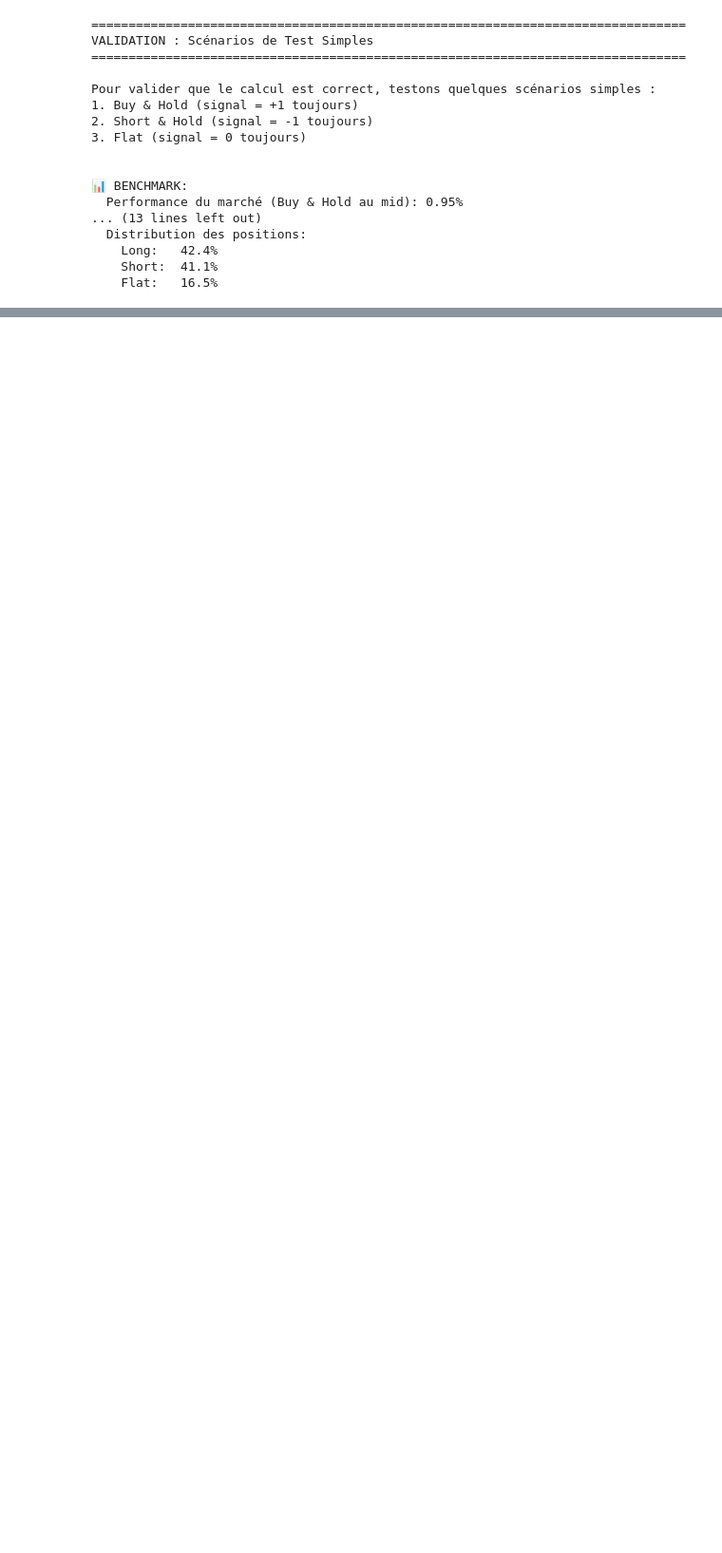
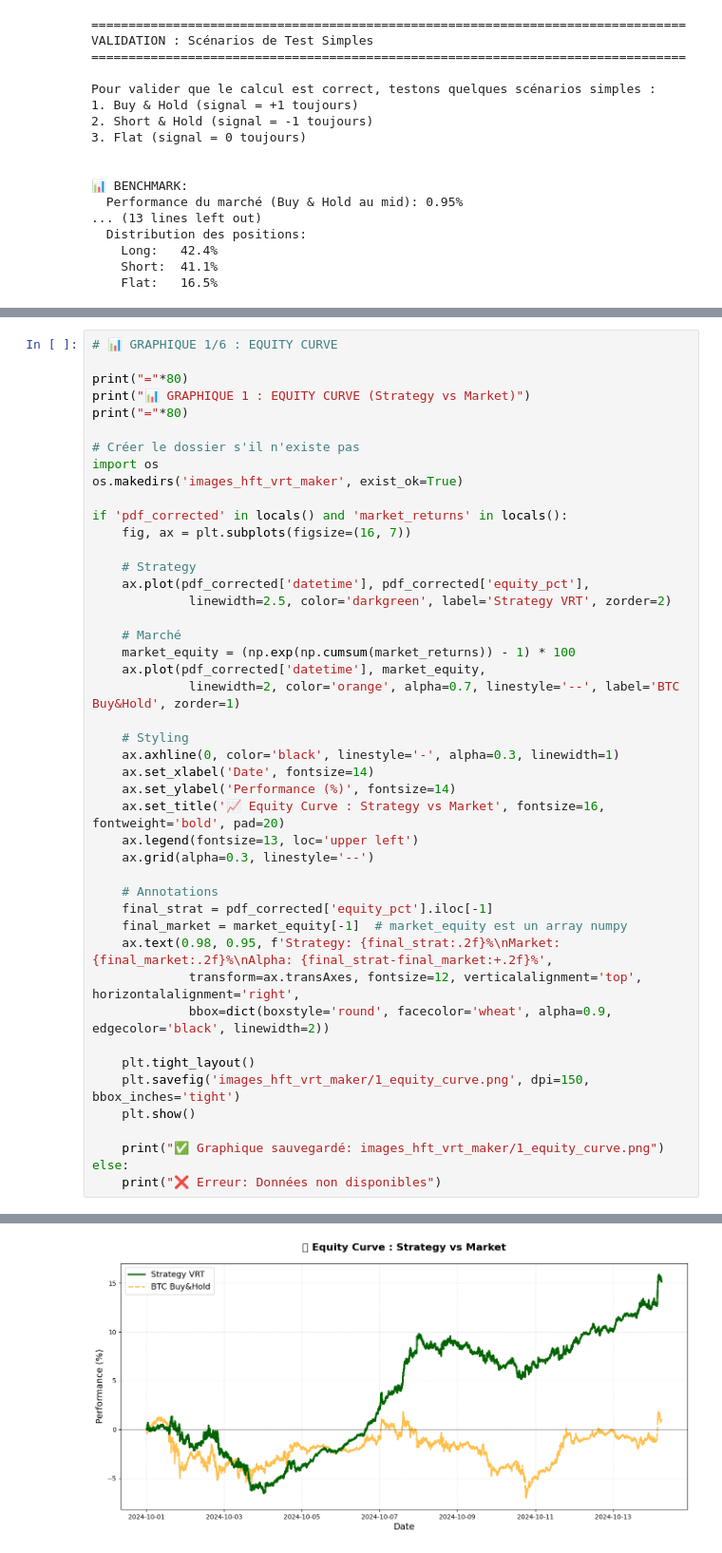
Before and after one commit to 333Rosky/strategy_library, a Jupyter notebook: High Frequency Trading/hft_vrt_maker.ipynb, the cells around one changed output, grey strips where cells are left out. Shown at 95% size. Saved outputs shown, nothing was run; the diff lists cells and outputs as text; blank space fills up the shorter version.

Commit message:
[UPD] HFT VRT Maker Done V1, alpha = 15% !

```diff
--- a/High Frequency Trading/hft_vrt_maker.ipynb
+++ b/High Frequency Trading/hft_vrt_maker.ipynb
@@ -1098,0 +1539,46 @@ Pour valider que le calcul est correct, testons quelques scénarios simples :
+# %%
+# 📊 GRAPHIQUE 1/6 : EQUITY CURVE
+
+print("="*80)
+print("📊 GRAPHIQUE 1 : EQUITY CURVE (Strategy vs Market)")
+print("="*80)
+
+# Créer le dossier s'il n'existe pas
+import os
+os.makedirs('images_hft_vrt_maker', exist_ok=True)
+
+if 'pdf_corrected' in locals() and 'market_returns' in locals():
+    fig, ax = plt.subplots(figsize=(16, 7))
+
+    # Strategy
+    ax.plot(pdf_corrected['datetime'], pdf_corrected['equity_pct'],
+             linewidth=2.5, color='darkgreen', label='Strategy VRT', zorder=2)
+
+    # Marché
+    market_equity = (np.exp(np.cumsum(market_returns)) - 1) * 100
+    ax.plot(pdf_corrected['datetime'], market_equity,
+             linewidth=2, color='orange', alpha=0.7, linestyle='--', label='BTC Buy&Hold', zorder=1)
+
+    # Styling
+    ax.axhline(0, color='black', linestyle='-', alpha=0.3, linewidth=1)
+    ax.set_xlabel('Date', fontsize=14)
+    ax.set_ylabel('Performance (%)', fontsize=14)
+    ax.set_title('📈 Equity Curve : Strategy vs Market', fontsize=16, fontweight='bold', pad=20)
+    ax.legend(fontsize=13, loc='upper left')
+    ax.grid(alpha=0.3, linestyle='--')
+
+    # Annotations
+    final_strat = pdf_corrected['equity_pct'].iloc[-1]
+    final_market = market_equity[-1]  # market_equity est un array numpy
+    ax.text(0.98, 0.95, f'Strategy: {final_strat:.2f}%\nMarket: {final_market:.2f}%\nAlpha: {final_strat-final_market:+.2f}%',
+             transform=ax.transAxes, fontsize=12, verticalalignment='top', horizontalalignment='right',
+             bbox=dict(boxstyle='round', facecolor='wheat', alpha=0.9, edgecolor='black', linewidth=2))
+
+    plt.tight_layout()
+    plt.savefig('images_hft_vrt_maker/1_equity_curve.png', dpi=150, bbox_inches='tight')
+    plt.show()
+
+    print("✅ Graphique sauvegardé: images_hft_vrt_maker/1_equity_curve.png")
+else:
+    print("❌ Erreur: Données non disponibles")
+# %% [output]
@@ -1098,0 +1589 @@ Pour valider que le calcul est correct, testons quelques scénarios simples :
+[figure, added]
```
Also changed, not shown: parts of 7 cells of this notebook, 14 other files.
